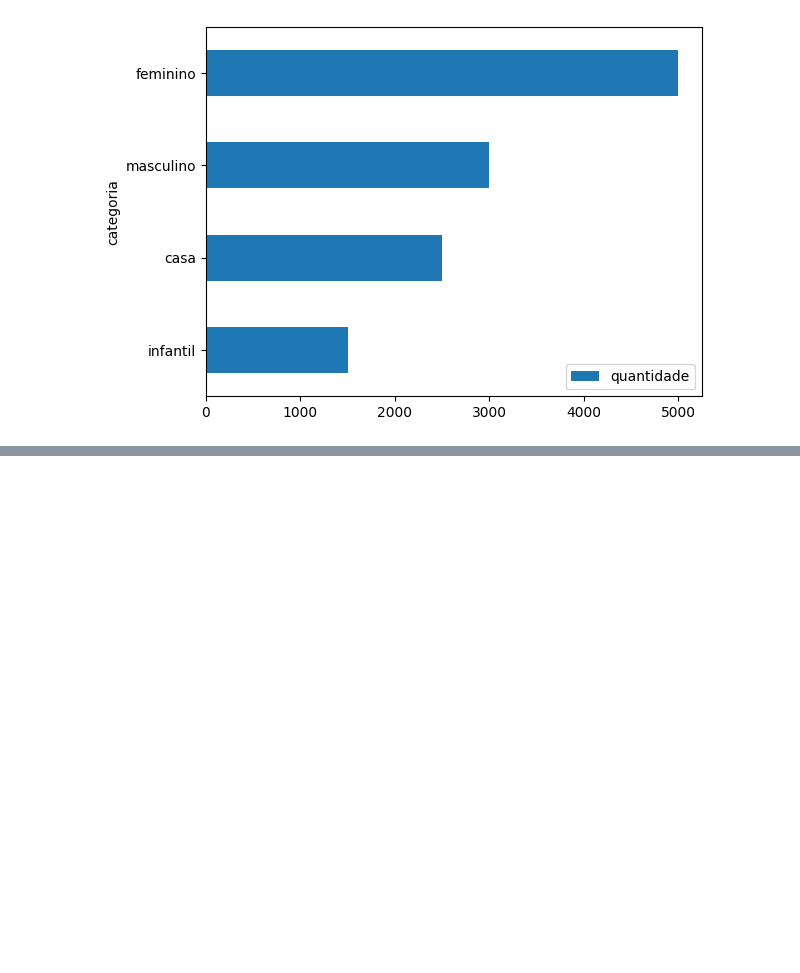
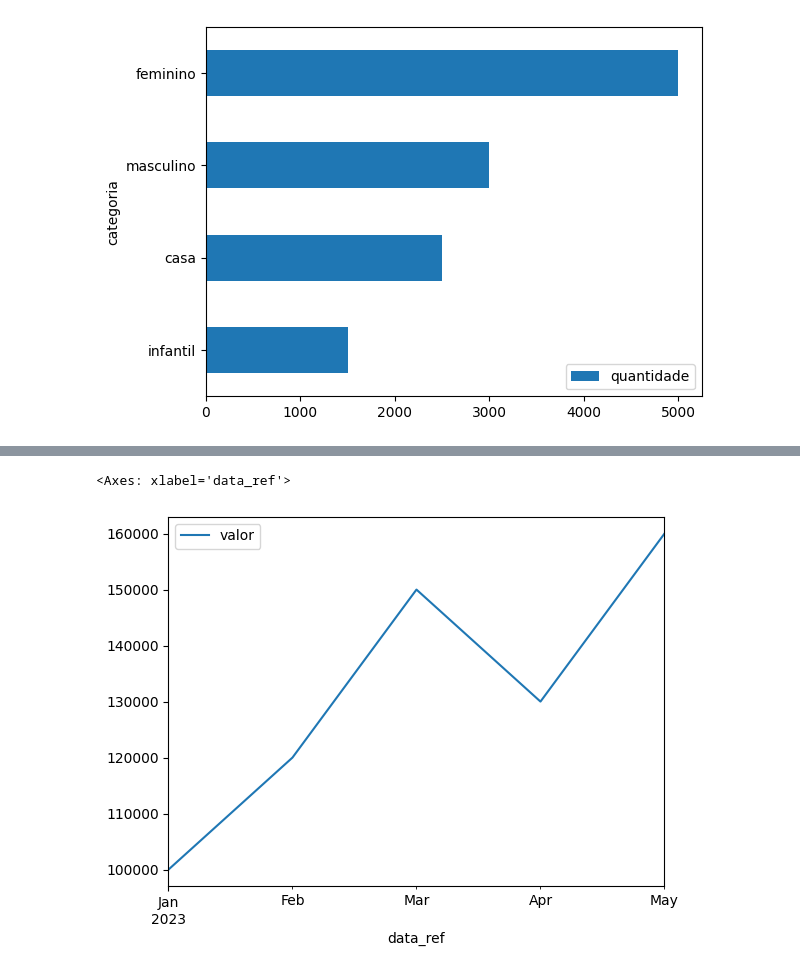
Before and after one commit to robertorj7/ia-develop-trilha-rs, a Jupyter notebook: m2_estatistica_devs/estatistica_devs.ipynb, the cells around one changed output, grey strips where cells are left out. Cells and saved outputs as stored; diff of their text form; code cells hidden in the pictures; blank space fills up the shorter version.

```diff
--- a/m2_estatistica_devs/estatistica_devs.ipynb
+++ b/m2_estatistica_devs/estatistica_devs.ipynb
@@ -190,0 +209,3 @@ df_vendas.sort_values('quantidade').plot.barh(x='categoria', y='quantidade')
+# %%
+# Gerar Dataframe com dados temporais
+dict_faturamento = {'data_ref': ['2023-01-01', '2023-02-01', '2023-03-01', '2023-04-01', '2023-05-01'], 'valor': [100000, 120000, 150000, 130000, 160000]}
@@ -190,0 +221,2 @@ df_vendas.sort_values('quantidade').plot.barh(x='categoria', y='quantidade')
+# %%
+df_faturamento = pd.DataFrame.from_dict(dict_faturamento)
@@ -190,0 +244,2 @@ df_vendas.sort_values('quantidade').plot.barh(x='categoria', y='quantidade')
+# %%
+df_faturamento['data_ref'] = pd.to_datetime(df_faturamento['data_ref'])
@@ -190,0 +258,6 @@ df_vendas.sort_values('quantidade').plot.barh(x='categoria', y='quantidade')
+# %%
+# Gráfico de Linhas
+df_faturamento.plot.line(x='data_ref', y='valor')
+# %% [output]
+<Axes: xlabel='data_ref'>
+[figure, added]
```
Also changed, not shown: parts of 7 cells of this notebook.
